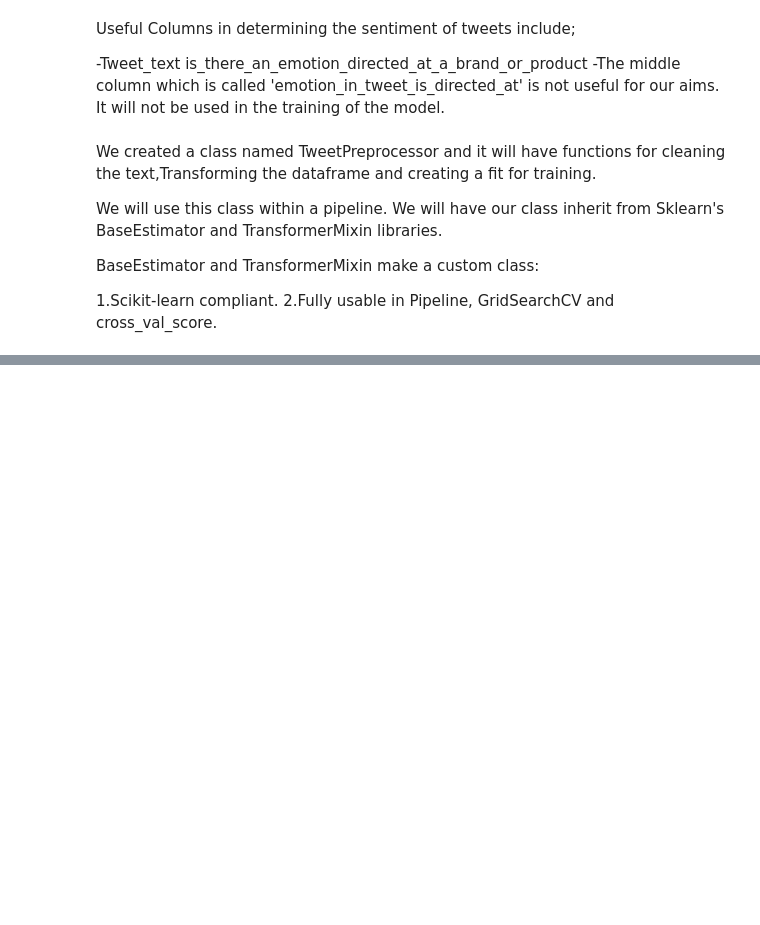
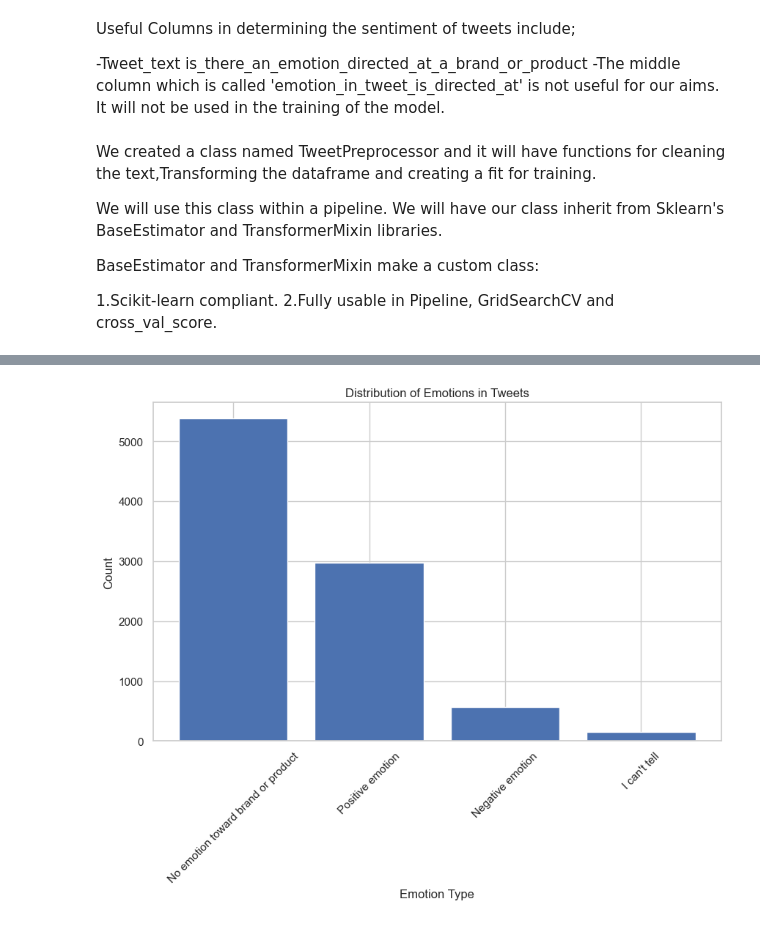
Before and after one commit to Kate-Maina/Phase-4-Project, a Jupyter notebook: index.ipynb, the cells around one changed output, grey strips where cells are left out. Saved outputs shown, nothing was run; the diff lists cells and outputs as text; code cells hidden in the pictures; blank space fills up the shorter version.

```diff
--- a/index.ipynb
+++ b/index.ipynb
@@ -249,0 +630,95 @@ class TweetPreprocessor(BaseEstimator, TransformerMixin):
+# %%
+# Distribution of emotions
+plt.figure(figsize=(10, 6))
+emotion_counts = df_clean['is_there_an_emotion_directed_at_a_brand_or_product'].value_counts()
+plt.bar(emotion_counts.index, emotion_counts.values)
+plt.title('Distribution of Emotions in Tweets')
+plt.xlabel('Emotion Type')
+plt.ylabel('Count')
+plt.xticks(rotation=45)
+plt.show()
+
+# Distribution of brands/products
+plt.figure(figsize=(12, 6))
+brand_counts = df_clean['emotion_in_tweet_is_directed_at'].value_counts()
+plt.bar(brand_counts.index, brand_counts.values)
+plt.title('Distribution of Brands/Products Mentioned')
+plt.xlabel('Brand/Product')
+plt.ylabel('Count')
+plt.xticks(rotation=45)
+plt.show()
+
+# Tweet length analysis
+df_clean['tweet_length'] = df_clean['cleaned_text'].apply(lambda x: len(x.split()))
+plt.figure(figsize=(10, 6))
+sns.histplot(df_clean['tweet_length'], bins=30)
+plt.title('Distribution of Tweet Lengths (in words)')
+plt.xlabel('Number of Words')
+plt.ylabel('Frequency')
+plt.show()
+
+# Word cloud for positive emotions
+positive_tweets = df_clean[df_clean['is_there_an_emotion_directed_at_a_brand_or_product'] == 'Positive emotion']['cleaned_text']
+positive_text = ' '.join(positive_tweets)
+
+plt.figure(figsize=(12, 8))
+wordcloud = WordCloud(width=800, height=400, background_color='white').generate(positive_text)
+plt.imshow(wordcloud, interpolation='bilinear')
+plt.axis('off')
+plt.title('Word Cloud for Positive Emotions')
+plt.show()
+
+# Word cloud for negative emotions
+negative_tweets = df_clean[df_clean['is_there_an_emotion_directed_at_a_brand_or_product'] == 'Negative emotion']['cleaned_text']
+negative_text = ' '.join(negative_tweets)
+
+plt.figure(figsize=(12, 8))
+wordcloud = WordCloud(width=800, height=400, background_color='white').generate(negative_text)
+plt.imshow(wordcloud, interpolation='bilinear')
+plt.axis('off')
+plt.title('Word Cloud for Negative Emotions')
+plt.show()
+
+# Most common words
+def get_most_common_words(text_series, n=20):
+    all_words = ' '.join(text_series).split()
+    return Counter(all_words).most_common(n)
+
+# Common words in positive tweets
+positive_common = get_most_common_words(positive_tweets)
+plt.figure(figsize=(12, 6))
+words, counts = zip(*positive_common)
+plt.bar(words, counts)
+plt.title('Most Common Words in Positive Tweets')
+plt.xlabel('Words')
+plt.ylabel('Frequency')
+plt.xticks(rotation=45)
+plt.show()
+
+# Common words in negative tweets
+negative_common = get_most_common_words(negative_tweets)
+plt.figure(figsize=(12, 6))
+words, counts = zip(*negative_common)
+plt.bar(words, counts)
+plt.title('Most Common Words in Negative Tweets')
+plt.xlabel('Words')
+plt.ylabel('Frequency')
+plt.xticks(rotation=45)
+plt.show()
+
+# Brand sentiment analysis
+brand_sentiment = pd.crosstab(df_clean['emotion_in_tweet_is_directed_at'],
+                              df_clean['is_there_an_emotion_directed_at_a_brand_or_product'])
+brand_sentiment_percentage = brand_sentiment.div(brand_sentiment.sum(axis=1), axis=0) * 100
+
+plt.figure(figsize=(12, 8))
+brand_sentiment_percentage.plot(kind='bar', stacked=True)
+plt.title('Sentiment Distribution by Brand/Product')
+plt.xlabel('Brand/Product')
+plt.ylabel('Percentage')
+plt.legend(title='Sentiment')
+plt.xticks(rotation=45)
+plt.tight_layout()
+plt.show()
+# %% [output]
+[figure, added]
```
Also changed, not shown: parts of 19 cells of this notebook, 5 other files.
